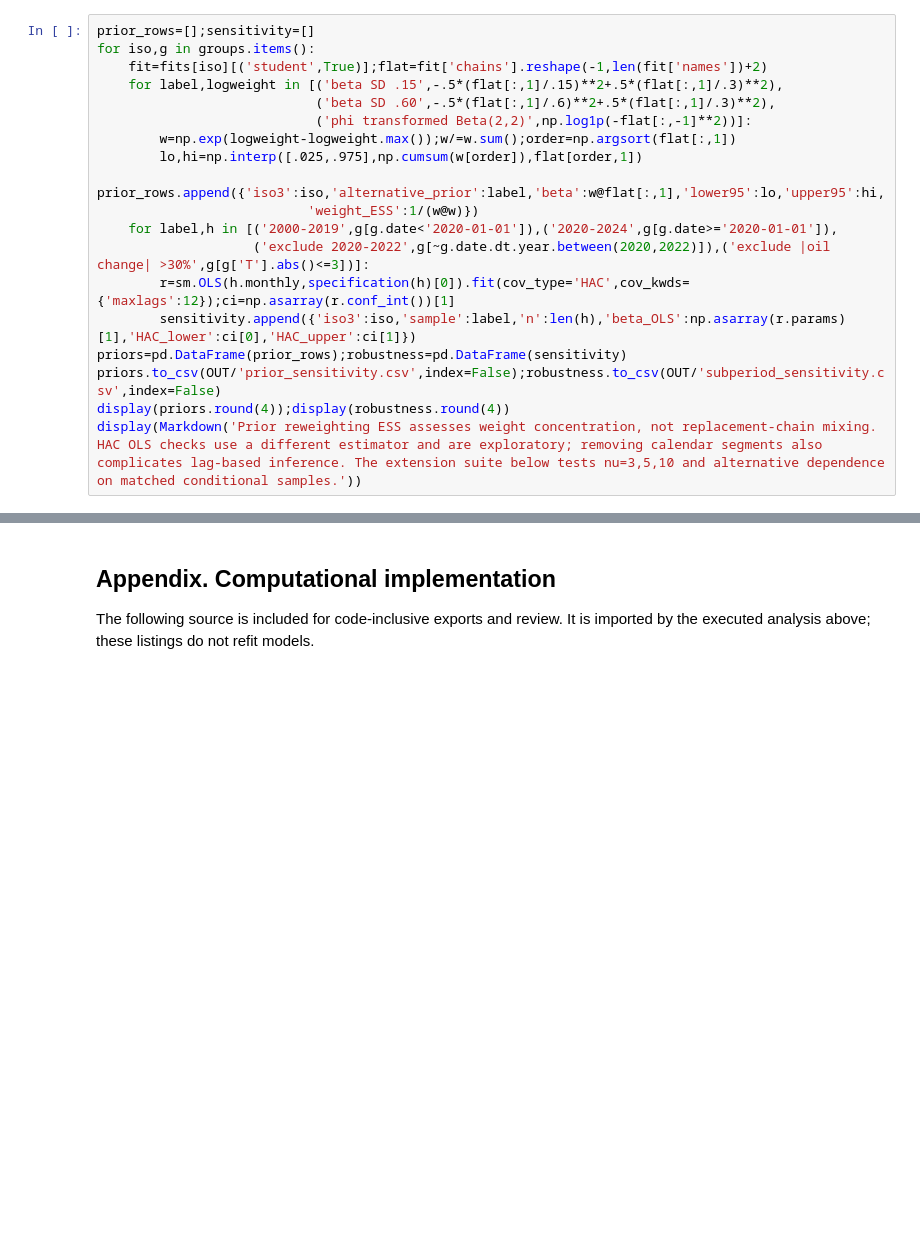
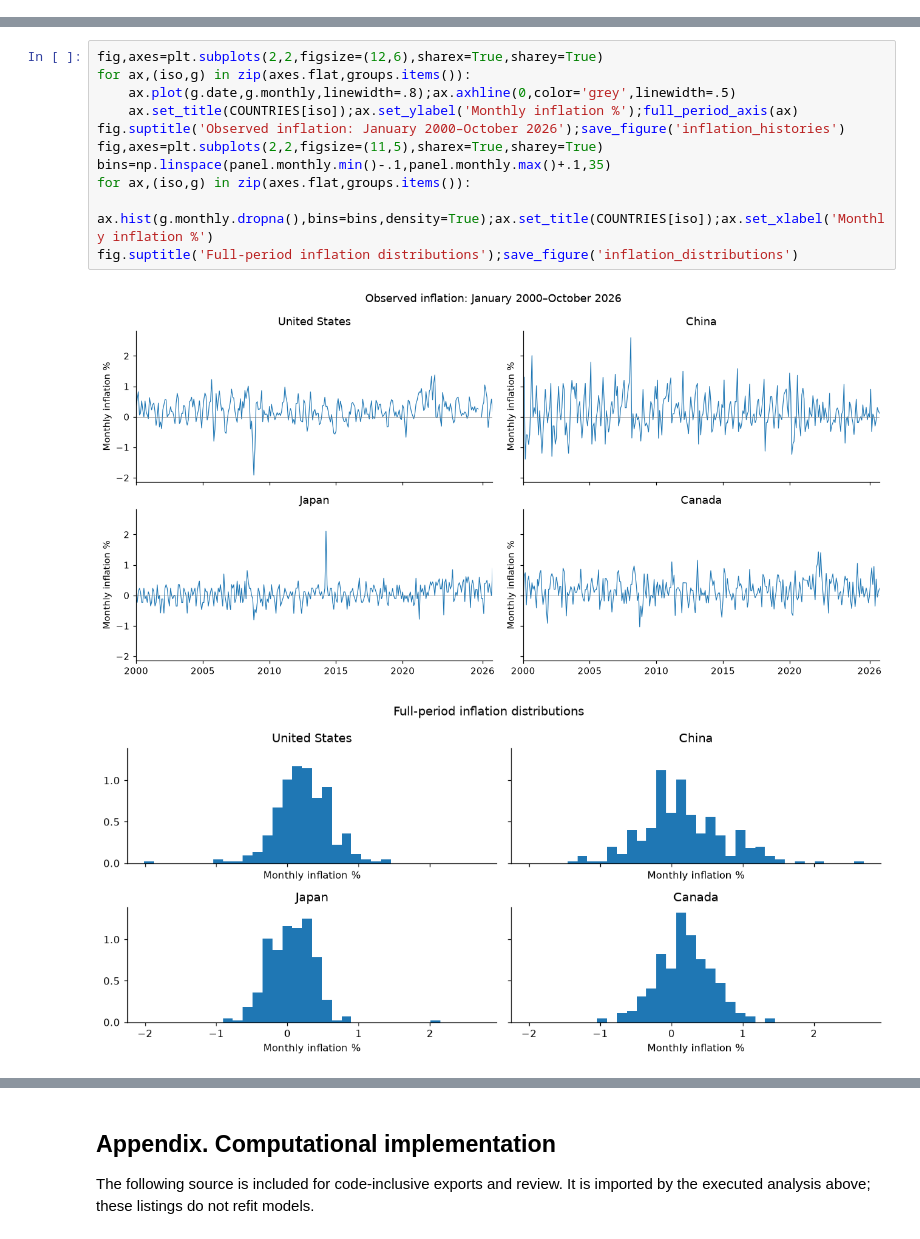
Before and after one commit to omkargadute/oil-inflation-analysis, a Jupyter notebook: notebooks/final_project.ipynb, the cells around one changed output, grey strips where cells are left out. Drawn from its saved outputs; the diff is of its cells as text; blank space fills up the shorter version.

```diff
--- a/notebooks/final_project.ipynb
+++ b/notebooks/final_project.ipynb
@@ -501,19 +0,0 @@ display(innovation_correlation.round(3))
-# %%
-prior_rows=[];sensitivity=[]
-for iso,g in groups.items():
-    fit=fits[iso][('student',True)];flat=fit['chains'].reshape(-1,len(fit['names'])+2)
-    for label,logweight in [('beta SD .15',-.5*(flat[:,1]/.15)**2+.5*(flat[:,1]/.3)**2),
-                            ('beta SD .60',-.5*(flat[:,1]/.6)**2+.5*(flat[:,1]/.3)**2),
-                            ('phi transformed Beta(2,2)',np.log1p(-flat[:,-1]**2))]:
-        w=np.exp(logweight-logweight.max());w/=w.sum();order=np.argsort(flat[:,1])
-        lo,hi=np.interp([.025,.975],np.cumsum(w[order]),flat[order,1])
-        prior_rows.append({'iso3':iso,'alternative_prior':label,'beta':w@flat[:,1],'lower95':lo,'upper95':hi,
-                           'weight_ESS':1/(w@w)})
-    for label,h in [('2000-2019',g[g.date<'2020-01-01']),('2020-2024',g[g.date>='2020-01-01']),
-                    ('exclude 2020-2022',g[~g.date.dt.year.between(2020,2022)]),('exclude |oil change| >30%',g[g['T'].abs()<=3])]:
-        r=sm.OLS(h.monthly,specification(h)[0]).fit(cov_type='HAC',cov_kwds={'maxlags':12});ci=np.asarray(r.conf_int())[1]
-        sensitivity.append({'iso3':iso,'sample':label,'n':len(h),'beta_OLS':np.asarray(r.params)[1],'HAC_lower':ci[0],'HAC_upper':ci[1]})
-priors=pd.DataFrame(prior_rows);robustness=pd.DataFrame(sensitivity)
-priors.to_csv(OUT/'prior_sensitivity.csv',index=False);robustness.to_csv(OUT/'subperiod_sensitivity.csv',index=False)
-display(priors.round(4));display(robustness.round(4))
-display(Markdown('Prior reweighting ESS assesses weight concentration, not replacement-chain mixing. HAC OLS checks use a different estimator and are exploratory; removing calendar segments also complicates lag-based inference. The extension suite below tests nu=3,5,10 and alternative dependence on matched conditional samples.'))
@@ -945,0 +167,14 @@ Computational sections complete. Submission PDF pagination and the group screenc
+# %%
+fig,axes=plt.subplots(2,2,figsize=(12,6),sharex=True,sharey=True)
+for ax,(iso,g) in zip(axes.flat,groups.items()):
+    ax.plot(g.date,g.monthly,linewidth=.8);ax.axhline(0,color='grey',linewidth=.5)
+    ax.set_title(COUNTRIES[iso]);ax.set_ylabel('Monthly inflation %');full_period_axis(ax)
+fig.suptitle('Observed inflation: January 2000–October 2026');save_figure('inflation_histories')
+fig,axes=plt.subplots(2,2,figsize=(11,5),sharex=True,sharey=True)
+bins=np.linspace(panel.monthly.min()-.1,panel.monthly.max()+.1,35)
+for ax,(iso,g) in zip(axes.flat,groups.items()):
+    ax.hist(g.monthly.dropna(),bins=bins,density=True);ax.set_title(COUNTRIES[iso]);ax.set_xlabel('Monthly inflation %')
+fig.suptitle('Full-period inflation distributions');save_figure('inflation_distributions')
+# %% [output]
+[figure, added]
+[figure, added]
```
Also changed, not shown: parts of 55 cells of this notebook, 51 other files.
